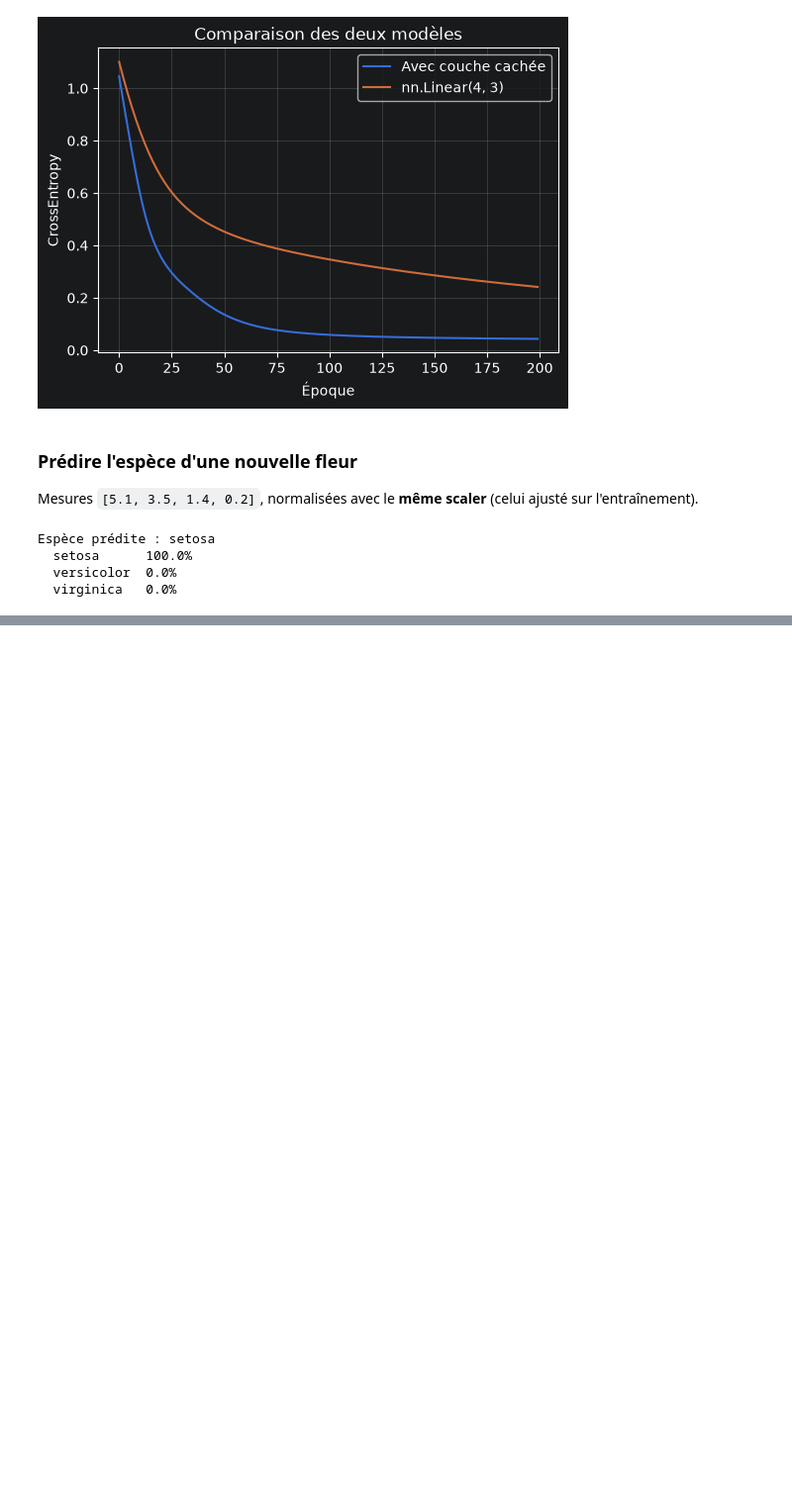
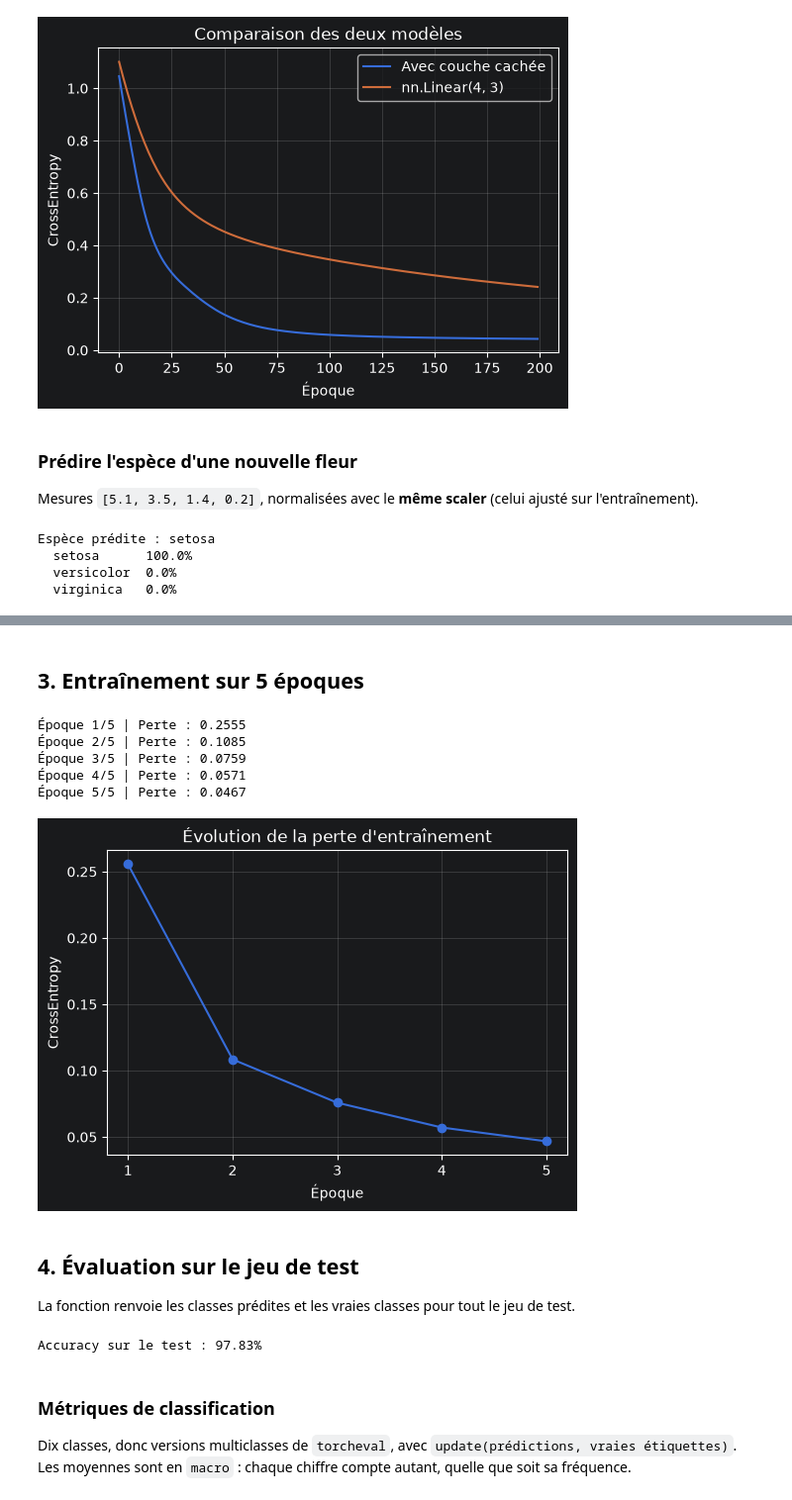
Before and after one commit to MostafaHDfMeR/TP_N1_Mise-en-oeuvre-du-Framework-PyTorch, a Jupyter notebook: TP_N1 - Mise en oeuvre du Framework PyTorch.ipynb, the cells around one changed output, grey strips where cells are left out. Shown at 99% size. Saved outputs shown, nothing was run; the diff lists cells and outputs as text; code cells hidden in the pictures; blank space fills up the shorter version.

```diff
--- a/TP_N1 - Mise en oeuvre du Framework PyTorch.ipynb
+++ b/TP_N1 - Mise en oeuvre du Framework PyTorch.ipynb
@@ -1172,0 +1239,73 @@ Espèce prédite : setosa
+# %% [markdown]
+## 3. Entraînement sur 5 époques
+# %%
+epochs = 5
+losses = []        # perte moyenne par époque
+
+for epoch in range(epochs):
+    model.train()
+    total_loss = 0.0
+
+    for images, labels in train_loader:
+        images, labels = images.to(device), labels.to(device)
+
+        optimizer.zero_grad()                  # remettre les gradients à zéro
+        logits = model(images)                 # scores prédits (64, 10)
+        loss = criterion(logits, labels)       # perte
+        loss.backward()                        # gradients
+        optimizer.step()                       # mise à jour des paramètres
+
+        total_loss += loss.item() * images.size(0)   # perte du lot x taille du lot
+
+    epoch_loss = total_loss / len(train_dataset)
+    losses.append(epoch_loss)
+    print(f"Époque {epoch + 1}/{epochs} | Perte : {epoch_loss:.4f}")
+# %% [output]
+Époque 1/5 | Perte : 0.2555
+Époque 2/5 | Perte : 0.1085
+Époque 3/5 | Perte : 0.0759
+Époque 4/5 | Perte : 0.0571
+Époque 5/5 | Perte : 0.0467
+# %%
+plt.figure(figsize=(6, 4))
+plt.plot(range(1, epochs + 1), losses, marker="o")
+plt.xlabel("Époque")
+plt.ylabel("CrossEntropy")
+plt.title("Évolution de la perte d'entraînement")
+plt.xticks(range(1, epochs + 1))
+plt.grid(True, alpha=0.3)
+plt.show()
+# %% [output]
+[figure, added]
+# %% [markdown]
+## 4. Évaluation sur le jeu de test
+
+La fonction renvoie les classes prédites et les vraies classes pour tout le jeu de test.
+# %%
+def evaluer(modele):
+    # Passe tout le jeu de test dans le modèle, sans calcul de gradients
+    modele.eval()
+    toutes_preds, tous_labels = [], []
+
+    with torch.inference_mode():
+        for images, labels in test_loader:
+            images = images.to(device)
+            outputs = modele(images)
+            predicted_classes = outputs.argmax(dim=1)     # classe au score maximal
+
+            toutes_preds.append(predicted_classes.cpu())
+            tous_labels.append(labels)
+
+    return torch.cat(toutes_preds), torch.cat(tous_labels)
+
+preds, y_test = evaluer(model)
+
+accuracy_brute = (preds == y_test).float().mean()
+print(f"Accuracy sur le test : {accuracy_brute.item():.2%}")
+# %% [output]
+Accuracy sur le test : 97.83%
+# %% [markdown]
+### Métriques de classification
+
+Dix classes, donc versions multiclasses de `torcheval`, avec `update(prédictions, vraies étiquettes)`.
+Les moyennes sont en `macro` : chaque chiffre compte autant, quelle que soit sa fréquence.
```
Also changed, not shown: parts of 12 cells of this notebook, 2 other files.
